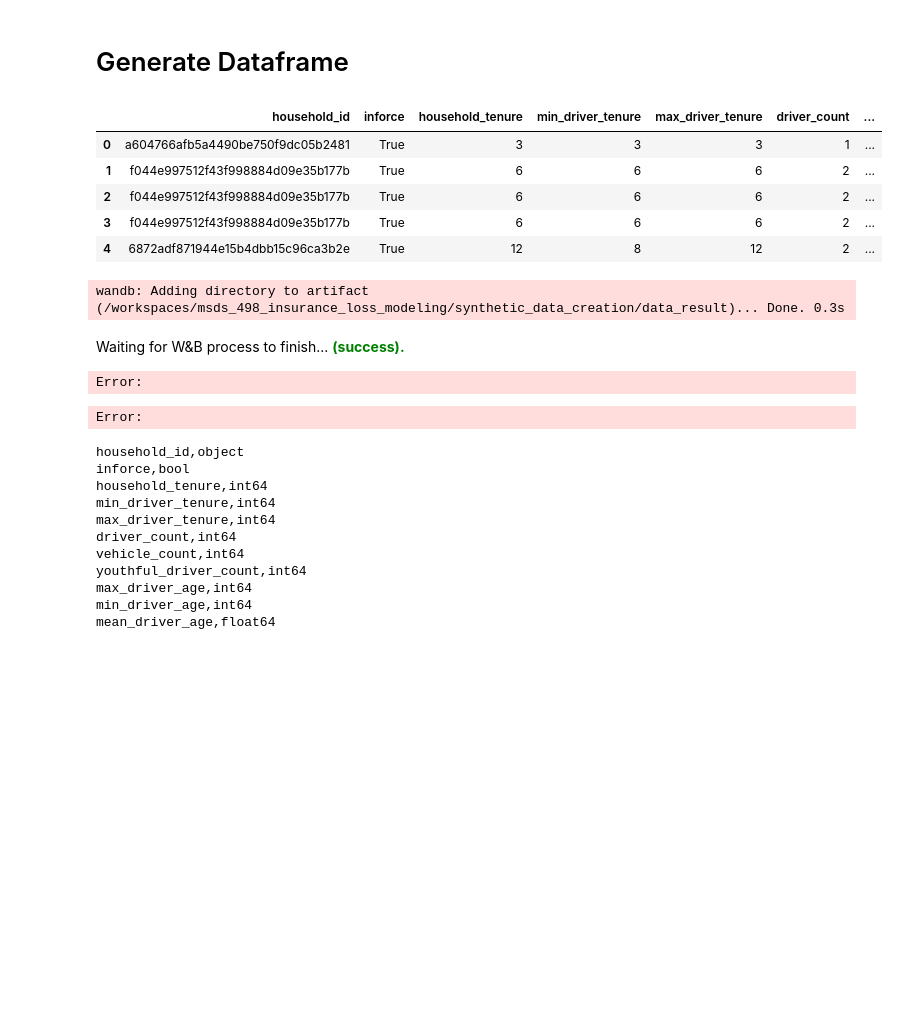
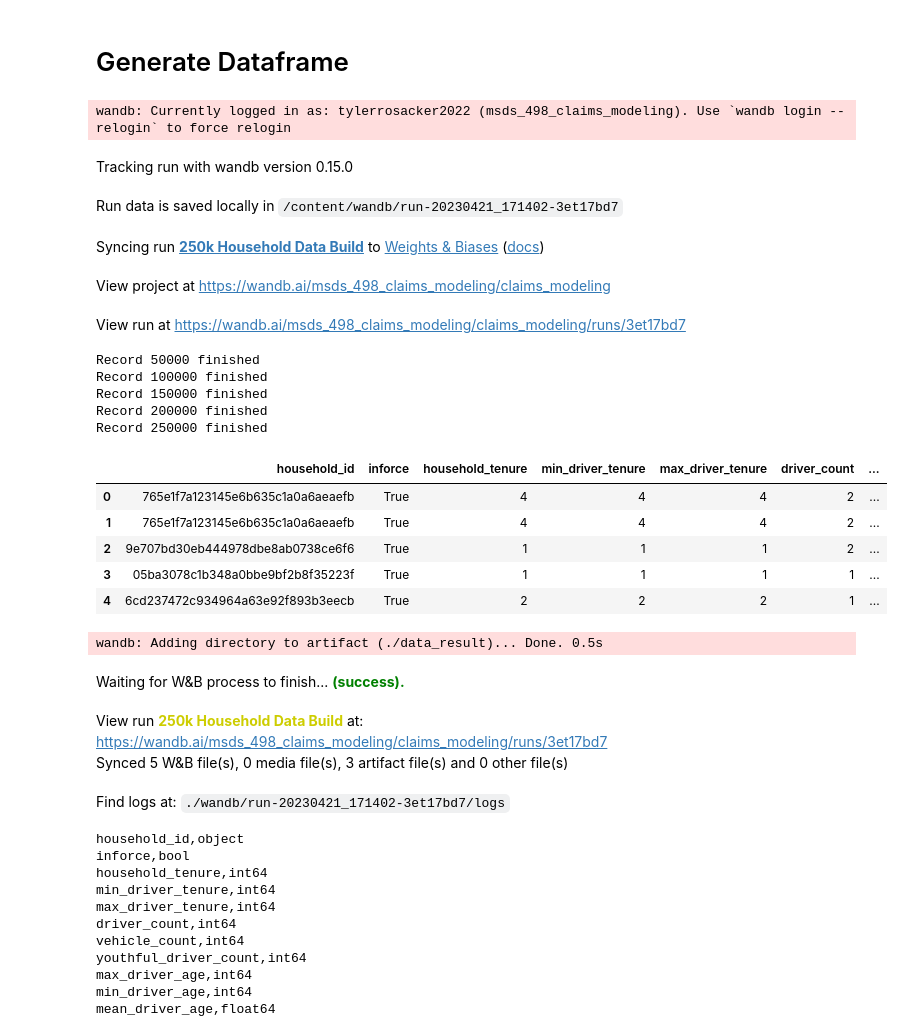
Before and after one commit to rosacker/msds_498_insurance_loss_modeling, a Jupyter notebook: synthetic_data_creation/Data_Creation.ipynb, the cells around one changed output. Saved outputs shown, nothing was run; the diff lists cells and outputs as text; code cells hidden in the pictures; blank space fills up the shorter version.

```diff
--- a/synthetic_data_creation/Data_Creation.ipynb
+++ b/synthetic_data_creation/Data_Creation.ipynb
@@ -33,27 +15,43 @@ pd.set_option('display.max_columns', None)
 # %% [markdown]
 # Generate Dataframe
 # %%
-#wandb.login()
-#run = wandb.init(entity = 'msds_498_claims_modeling', project = 'claims_modeling', group = 'data build', name = 'Sample data build')
+wandb.login()
+run = wandb.init(entity = 'msds_498_claims_modeling', project = 'claims_modeling', group = 'data build', name = '250k Household Data Build')
 
-n = 10_000
+n = 250_000
 houses = [household() for i in range(n)]
 
+count = 0
 for x in houses:
     years = random.randint(1, 20)
     x.move_forward_n_years(years)
+
+    count+= 1
+    if count % 50_000 == 0:
+      print(f"Record {count} finished")
 
 df = pd.DataFrame(reduce(concat, [x.summary_per_vehicle for x in houses if x.inforce and x.driver_count > 0]))
 df['split'] = np.random.choice(['train', 'test', 'validation'], replace = True, size = len(df.index), p = [0.7, 0.2, 0.1])
 
 df.head(5)
 # %% [output]
+wandb: Currently logged in as: tylerrosacker2022 (msds_498_claims_modeling). Use `wandb login --relogin` to force relogin
+Tracking run with wandb version 0.15.0
+Run data is saved locally in /content/wandb/run-20230421_171402-3et17bd7
+Syncing run 250k Household Data Build to Weights & Biases (docs)
+View project at https://wandb.ai/msds_498_claims_modeling/claims_modeling
+View run at https://wandb.ai/msds_498_claims_modeling/claims_modeling/runs/3et17bd7
+Record 50000 finished
+Record 100000 finished
+Record 150000 finished
+Record 200000 finished
+Record 250000 finished
 |  | household_id | inforce | household_tenure | min_driver_tenure | max_driver_tenure | driver_count | ... |
-| 0 | a604766afb5a4490be750f9dc05b2481 | True | 3 | 3 | 3 | 1 | ... |
-| 1 | f044e997512f43f998884d09e35b177b | True | 6 | 6 | 6 | 2 | ... |
-| 2 | f044e997512f43f998884d09e35b177b | True | 6 | 6 | 6 | 2 | ... |
-| 3 | f044e997512f43f998884d09e35b177b | True | 6 | 6 | 6 | 2 | ... |
-| 4 | 6872adf871944e15b4dbb15c96ca3b2e | True | 12 | 8 | 12 | 2 | ... |
+| 0 | 765e1f7a123145e6b635c1a0a6aeaefb | True | 4 | 4 | 4 | 2 | ... |
+| 1 | 765e1f7a123145e6b635c1a0a6aeaefb | True | 4 | 4 | 4 | 2 | ... |
+| 2 | 9e707bd30eb444978dbe8ab0738ce6f6 | True | 1 | 1 | 1 | 2 | ... |
+| 3 | 05ba3078c1b348a0bbe9bf2b8f35223f | True | 1 | 1 | 1 | 1 | ... |
+| 4 | 6cd237472c934964a63e92f893b3eecb | True | 2 | 2 | 2 | 1 | ... |
 # %%
 df.to_parquet('./data_result', partition_cols = ['split'])
 
@@ -63,10 +61,11 @@ wandb.log_artifact(artifact)
 
 wandb.finish()
 # %% [output]
-wandb: Adding directory to artifact (/workspaces/msds_498_insurance_loss_modeling/synthetic_data_creation/data_result)... Done. 0.3s
+wandb: Adding directory to artifact (./data_result)... Done. 0.5s
 Waiting for W&B process to finish... (success).
-Error:
-Error:
+View run 250k Household Data Build at: https://wandb.ai/msds_498_claims_modeling/claims_modeling/runs/3et17bd7
+Synced 5 W&B file(s), 0 media file(s), 3 artifact file(s) and 0 other file(s)
+Find logs at: ./wandb/run-20230421_171402-3et17bd7/logs
 # %%
 temp = df.dtypes.to_frame('dtypes').reset_index()
 
```
Also changed, not shown: parts of 16 cells of this notebook, 4 other files.
